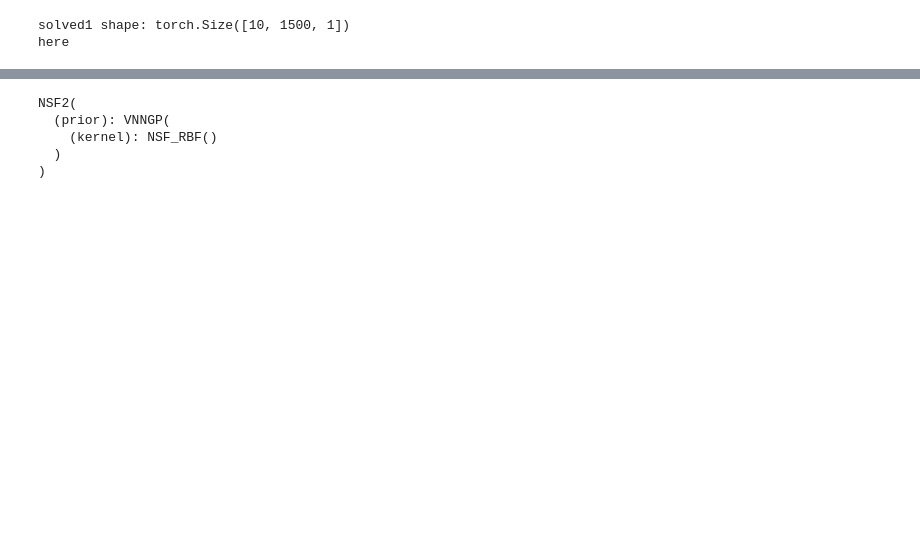
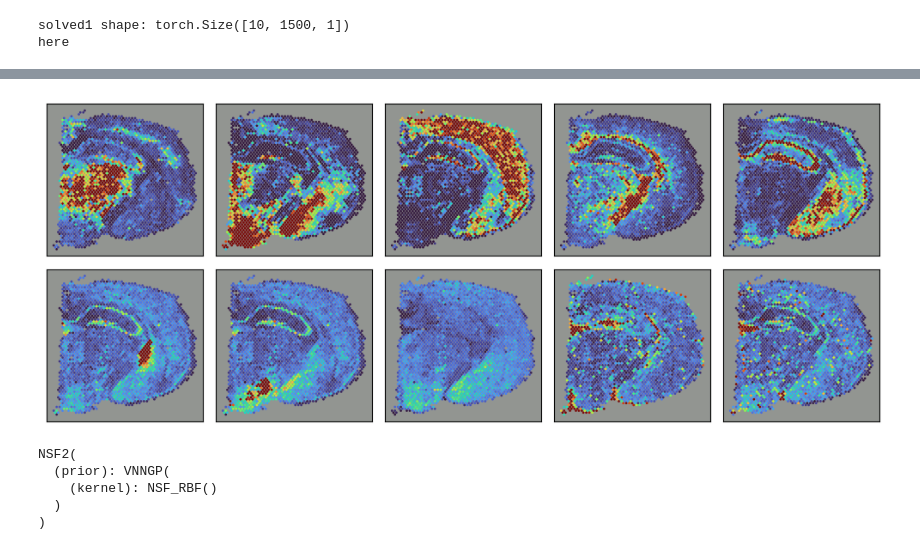
Before and after one commit to luisdiaz1997/GPzoo, a Jupyter notebook: notebooks/Visium_VNNGP.ipynb, the cells around one changed output, grey strips where cells are left out. Saved outputs shown, nothing was run; the diff lists cells and outputs as text; code cells hidden in the pictures; blank space fills up the shorter version.

```diff
--- a/notebooks/Visium_VNNGP.ipynb
+++ b/notebooks/Visium_VNNGP.ipynb
@@ -166,3 +157,7 @@ Expanded shape torch.Size([26880, 8])
+# %%
+plot_factors(np.exp(factors.T), X, moran_idx=moran_idx, ax=None, size=2, s=1, alpha=0.9)
+# %% [output]
+[figure, added]
 # %%
 X_train = X.to(device)
 Y_train = Y.to(device)
```
Also changed, not shown: parts of 15 cells of this notebook, 4 other files.
